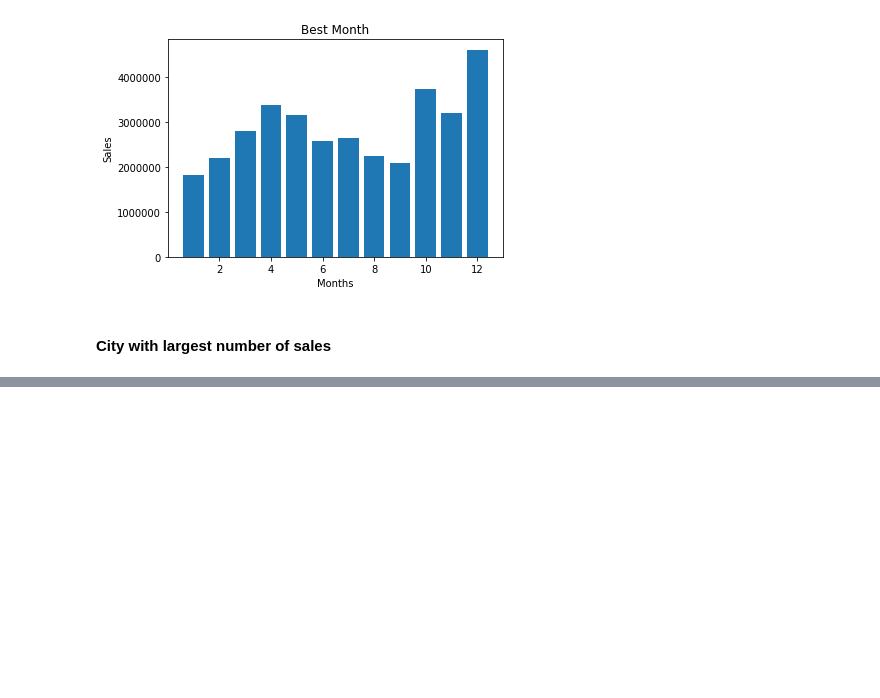
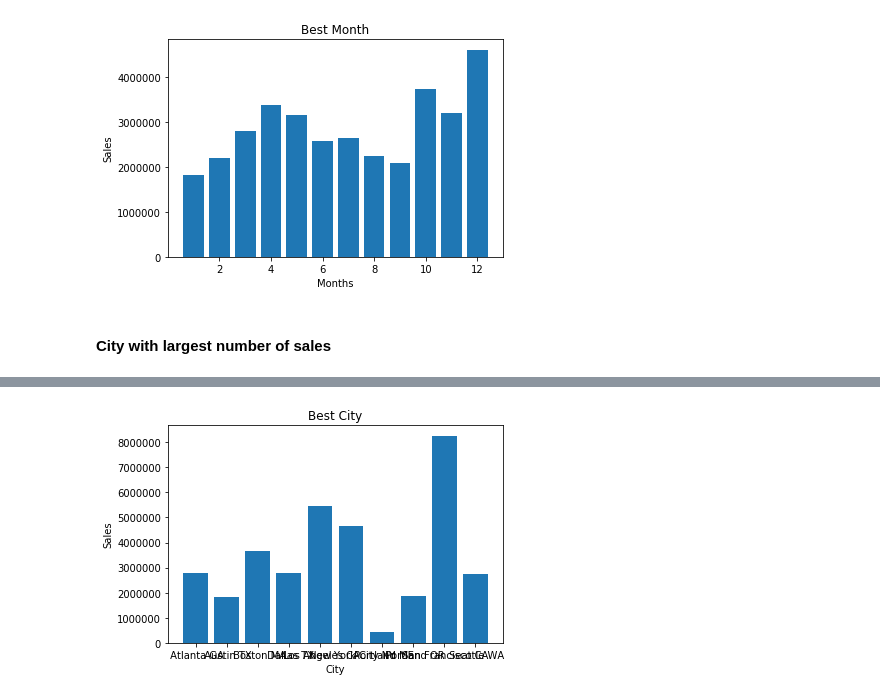
Before and after one commit to Justduzi/Sales-Analysis, a Jupyter notebook: Sales_analysis.ipynb, the cells around one changed output, grey strips where cells are left out. Saved outputs shown, nothing was run; the diff lists cells and outputs as text; code cells hidden in the pictures; blank space fills up the shorter version.

Commit message:
Adding State code to city (uniqueness)

```diff
--- a/Sales_analysis.ipynb
+++ b/Sales_analysis.ipynb
@@ -154,7 +154,13 @@ plt.show()
 # %% [markdown]
 #### City with largest number of sales
 # %%
-sales_data["City"] = sales_data["Purchase Address"].apply(lambda x: x.split(',')[1])
+def getcity(address):
+    return address.split(',')[1]
+
+def getsatate(address):
+    return address.split(',')[2].split(' ')[1]
+
+sales_data["City"] = sales_data["Purchase Address"].apply(lambda x: getcity(x) + ' ' + getsatate(x))
 sales_data.head()
 # %% [output]
 |  | Order ID | Product | Quantity Ordered | Price Each | Order Date | Purchase Address | Month | Sales Price | ... |
@@ -165,0 +180,3 @@ sales_data.head()
+# %%
+city=sales_data.groupby("City",as_index=False).sum()
+city
@@ -165,0 +195,10 @@ sales_data.head()
+# %%
+fig, ax = plt.subplots()
+ax.bar(city["City"], city["Sales Price"])
+
+ax.set(xlabel='City', ylabel='Sales',
+       title='Best City')
+ax.grid(False)
+plt.show()
+# %% [output]
+[figure, added]
```
Also changed, not shown: parts of 3 cells of this notebook.
